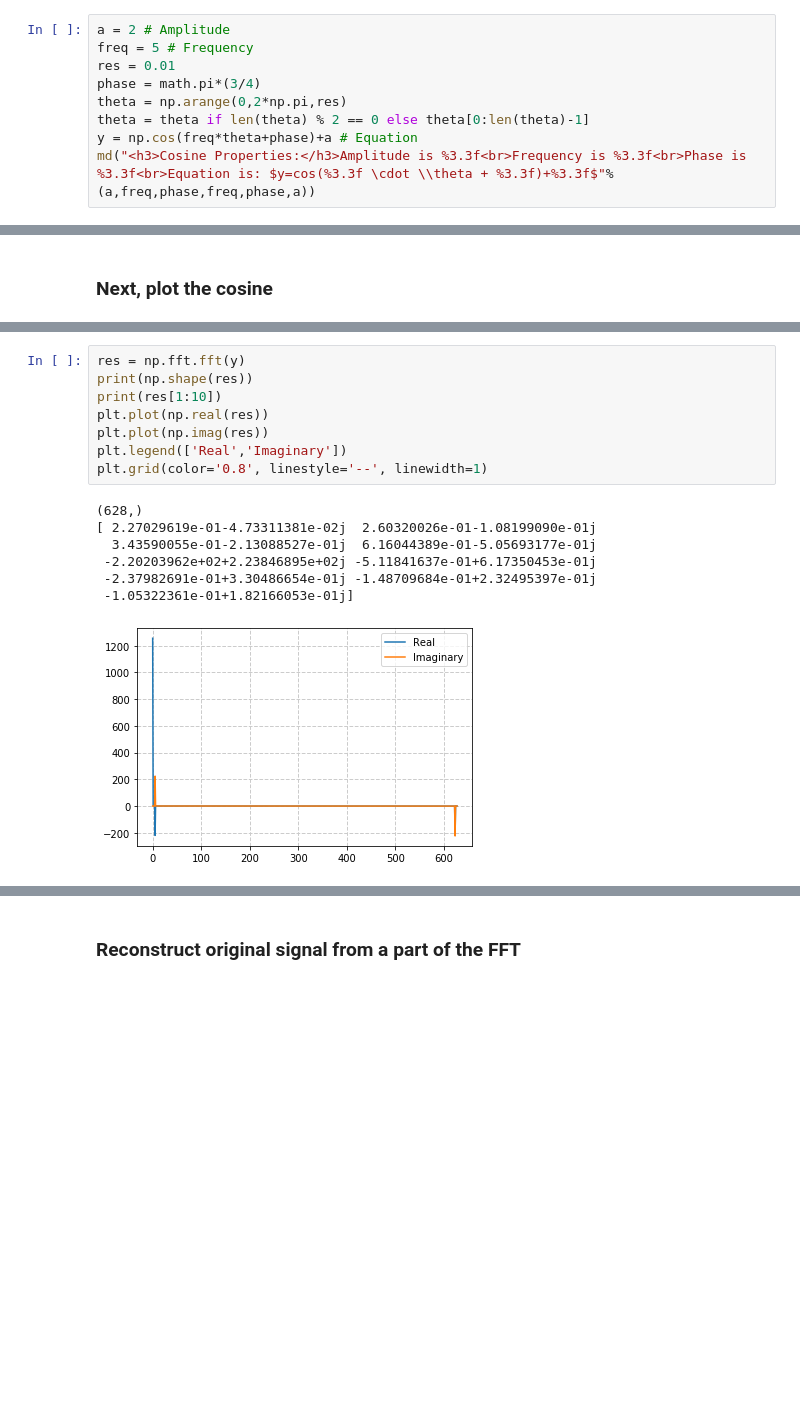
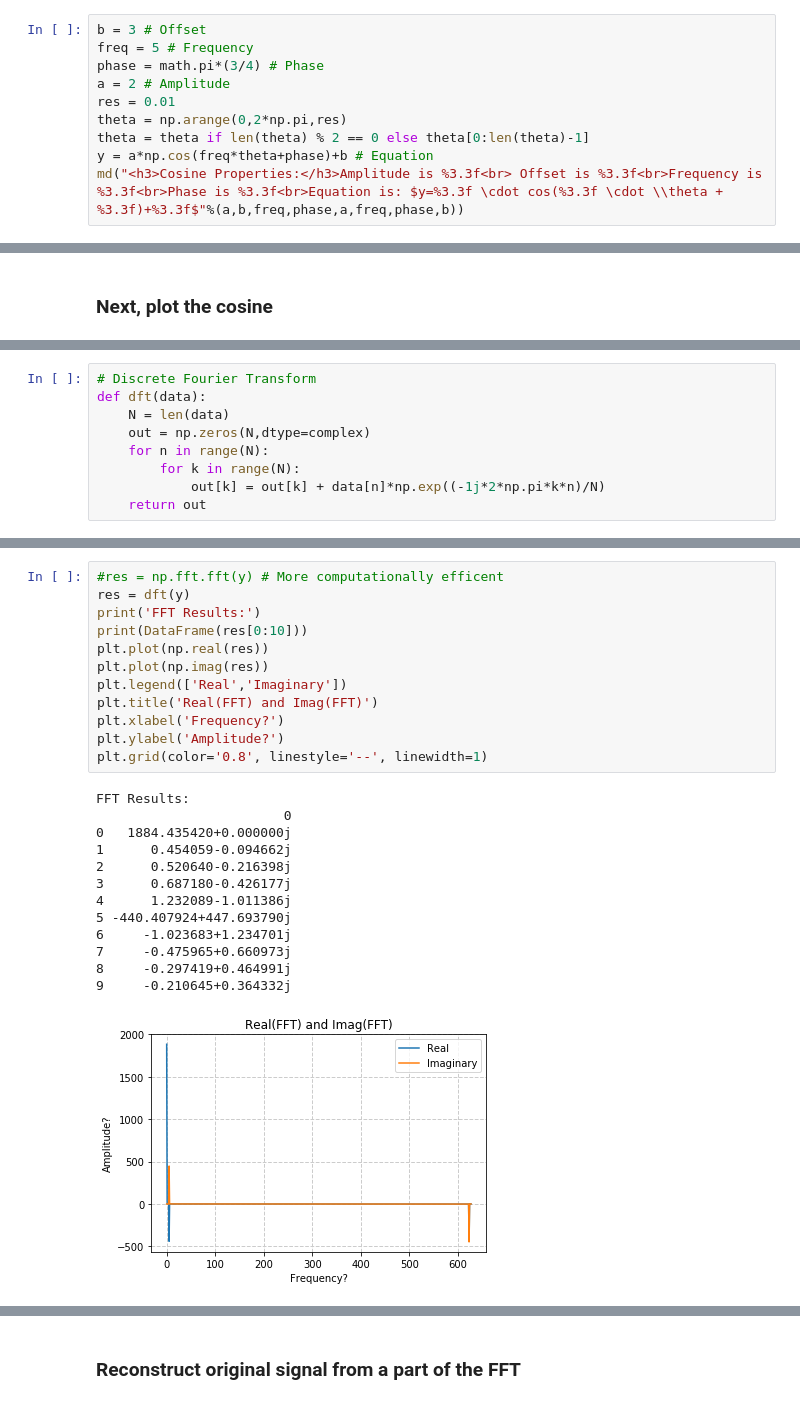
Before and after one commit to NateZimmer/Optimization-Tutorials, a Jupyter notebook: Pages/FourierTransform.ipynb, the cells around one changed output, grey strips where cells are left out. Saved outputs shown, nothing was run; the diff lists cells and outputs as text; blank space fills up the shorter version.

```diff
--- a/Pages/FourierTransform.ipynb
+++ b/Pages/FourierTransform.ipynb
@@ -18,10 +27,11 @@ Let us start by drawing a basic cosine wave at a frequency as well as DC offset
 # %%
+b = 3 # Offset
+freq = 5 # Frequency
+phase = math.pi*(3/4) # Phase
 a = 2 # Amplitude
-freq = 5 # Frequency
 res = 0.01
-phase = math.pi*(3/4)
 theta = np.arange(0,2*np.pi,res)
 theta = theta if len(theta) % 2 == 0 else theta[0:len(theta)-1]
-y = np.cos(freq*theta+phase)+a # Equation
-md("<h3>Cosine Properties:</h3>Amplitude is %3.3f<br>Frequency is %3.3f<br>Phase is %3.3f<br>Equation is: $y=cos(%3.3f \cdot \\theta + %3.3f)+%3.3f$"%(a,freq,phase,freq,phase,a))
+y = a*np.cos(freq*theta+phase)+b # Equation
+md("<h3>Cosine Properties:</h3>Amplitude is %3.3f<br> Offset is %3.3f<br>Frequency is %3.3f<br>Phase is %3.3f<br>Equation is: $y=%3.3f \cdot cos(%3.3f \cdot \\theta + %3.3f)+%3.3f$"%(a,b,freq,phase,a,freq,phase,b))
 # %% [output]
@@ -38 +57,10 @@ Y size is: (628,)
+# %%
+# Discrete Fourier Transform
+def dft(data):
+    N = len(data)
+    out = np.zeros(N,dtype=complex)
+    for n in range(N):
+        for k in range(N):
+            out[k] = out[k] + data[n]*np.exp((-1j*2*np.pi*k*n)/N)
+    return out
 # %% [markdown]
@@ -40,19 +68,29 @@ Y size is: (628,)
 # %%
-res = np.fft.fft(y)
-print(np.shape(res))
-print(res[1:10])
+#res = np.fft.fft(y) # More computationally efficent
+res = dft(y)
+print('FFT Results:')
+print(DataFrame(res[0:10]))
 plt.plot(np.real(res))
 plt.plot(np.imag(res))
 plt.legend(['Real','Imaginary'])
+plt.title('Real(FFT) and Imag(FFT)')
+plt.xlabel('Frequency?')
+plt.ylabel('Amplitude?')
 plt.grid(color='0.8', linestyle='--', linewidth=1)
 # %% [output]
-(628,)
-[ 2.27029619e-01-4.73311381e-02j  2.60320026e-01-1.08199090e-01j
-  3.43590055e-01-2.13088527e-01j  6.16044389e-01-5.05693177e-01j
- -2.20203962e+02+2.23846895e+02j -5.11841637e-01+6.17350453e-01j
- -2.37982691e-01+3.30486654e-01j -1.48709684e-01+2.32495397e-01j
- -1.05322361e-01+1.82166053e-01j]
+FFT Results:
+                        0
+0   1884.435420+0.000000j
+1      0.454059-0.094662j
+2      0.520640-0.216398j
+3      0.687180-0.426177j
+4      1.232089-1.011386j
+5 -440.407924+447.693790j
+6     -1.023683+1.234701j
+7     -0.475965+0.660973j
+8     -0.297419+0.464991j
+9     -0.210645+0.364332j
-[figure, old version]
+[figure, new version]
 # %% [markdown]
 ### Cleanup FFT
 
```
Also changed, not shown: parts of 16 cells of this notebook.
